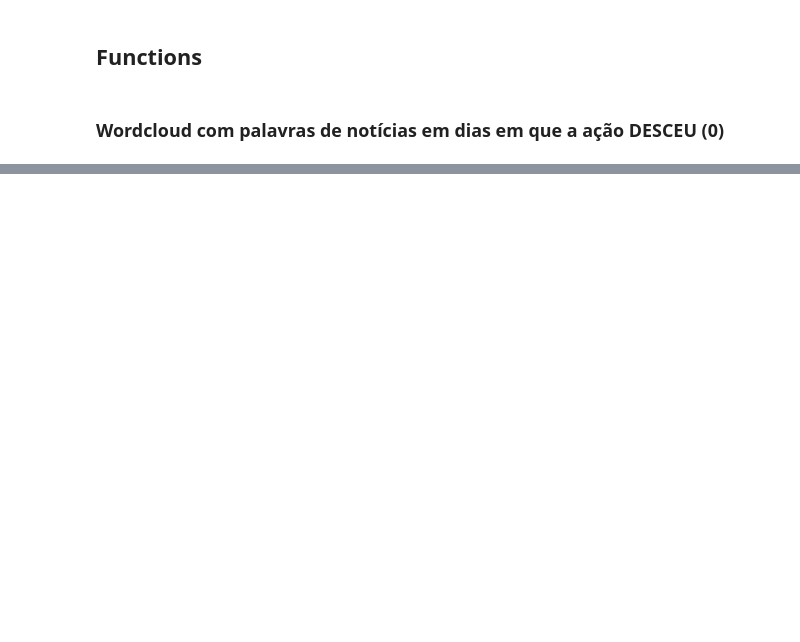
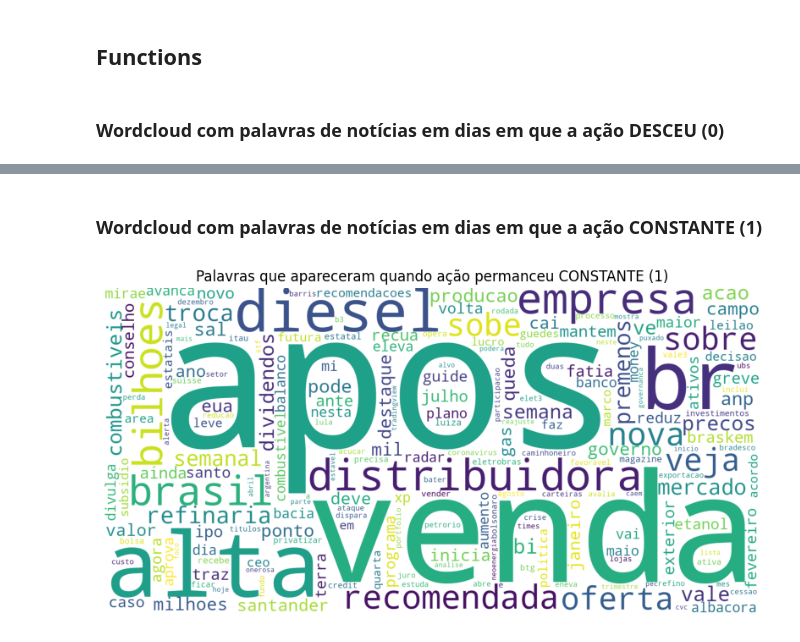
Before and after one commit to guico3lho/TCC_stock_price, a Jupyter notebook: pipeline/eda.ipynb, the cells around one changed output, grey strips where cells are left out. Saved outputs shown, nothing was run; the diff lists cells and outputs as text; code cells hidden in the pictures; blank space fills up the shorter version.

```diff
--- a/pipeline/eda.ipynb
+++ b/pipeline/eda.ipynb
@@ -40,0 +51,11 @@ summary_subiu = " ".join(str(s) for s in subiu['title'].values)
+# %% [markdown]
+### Wordcloud com palavras de notícias em dias em que a ação CONSTANTE (1)
+# %%
+wordcloud_constante = WordCloud(collocations=False, stopwords=stopwords, background_color='white', width=1600, height=800).generate(summary_constante)
+plt.figure(figsize=(10, 6))
+plt.imshow(wordcloud_constante)
+plt.axis('off')
+plt.title("Palavras que apareceram quando ação permanceu CONSTANTE (1)")
+plt.show()
+# %% [output]
+[figure, added]
```
Also changed, not shown: parts of 11 cells of this notebook, 31 other files.
